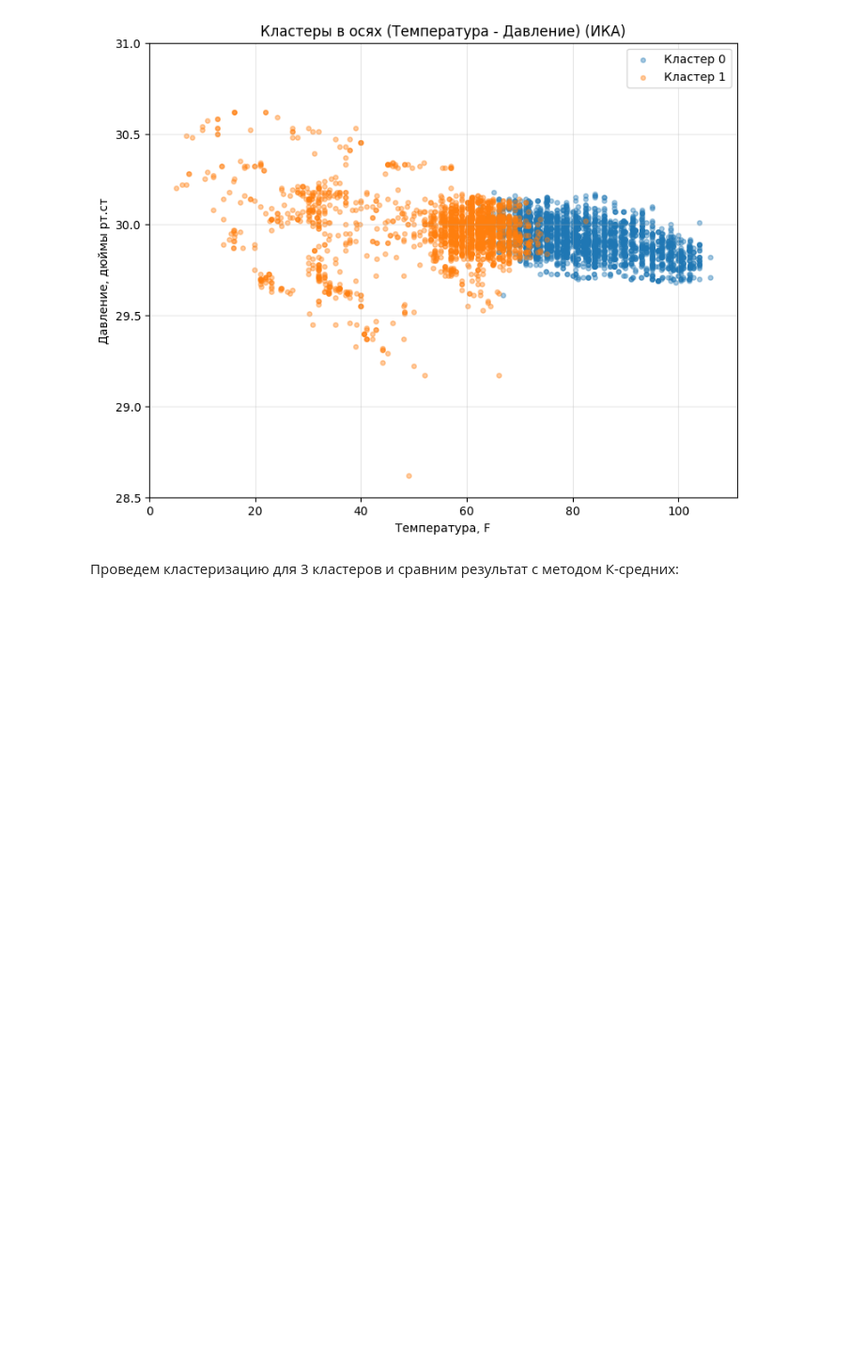
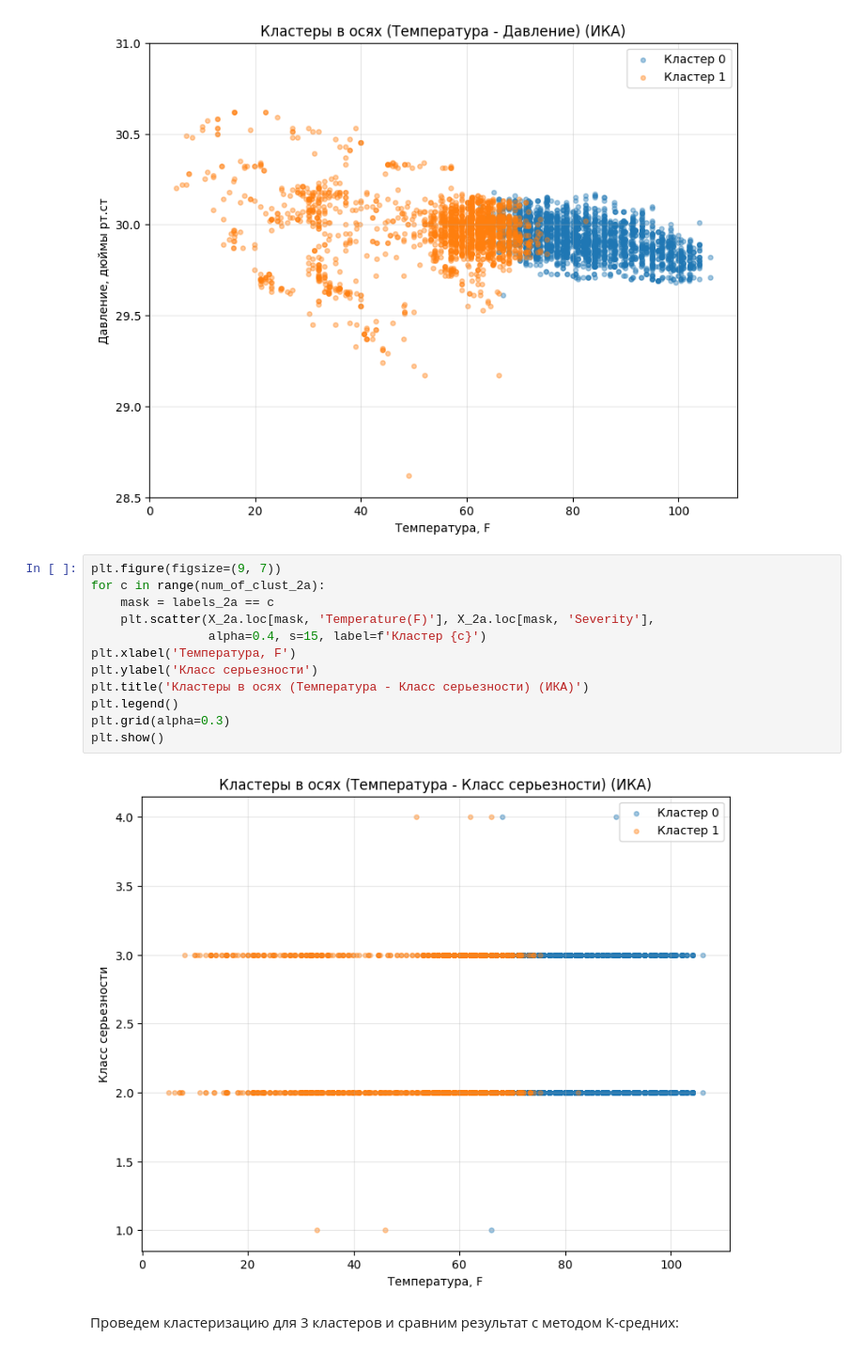
Before and after one commit to DJARTUR25/Introduction-in-Data-Science, a Jupyter notebook: Практика 6/Евсеев, №6.ipynb, the cells around one changed output. Shown at 94% size. Drawn from its saved outputs; the diff is of its cells as text; blank space fills up the shorter version.

```diff
--- a/Практика 6/Евсеев, №6.ipynb
+++ b/Практика 6/Евсеев, №6.ipynb
@@ -628,6 +724,20 @@ plt.grid(alpha=0.3)
 plt.show()
 # %% [output]
 [figure]
+# %%
+plt.figure(figsize=(9, 7))
+for c in range(num_of_clust_2a):
+    mask = labels_2a == c
+    plt.scatter(X_2a.loc[mask, 'Temperature(F)'], X_2a.loc[mask, 'Severity'],
+                alpha=0.4, s=15, label=f'Кластер {c}')
+plt.xlabel('Температура, F')
+plt.ylabel('Класс серьезности')
+plt.title('Кластеры в осях (Температура - Класс серьезности) (ИКА)')
+plt.legend()
+plt.grid(alpha=0.3)
+plt.show()
+# %% [output]
+[figure, added]
 # %% [markdown]
 Проведем кластеризацию для 3 кластеров и сравним результат с методом К-средних:
 # %%
```
Also changed, not shown: parts of 12 cells of this notebook.
